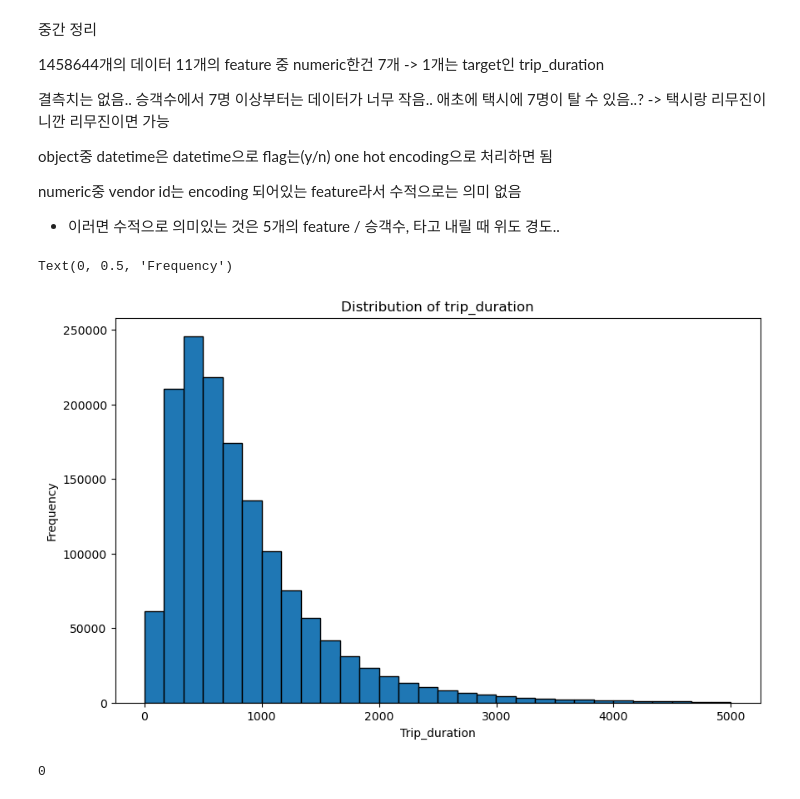
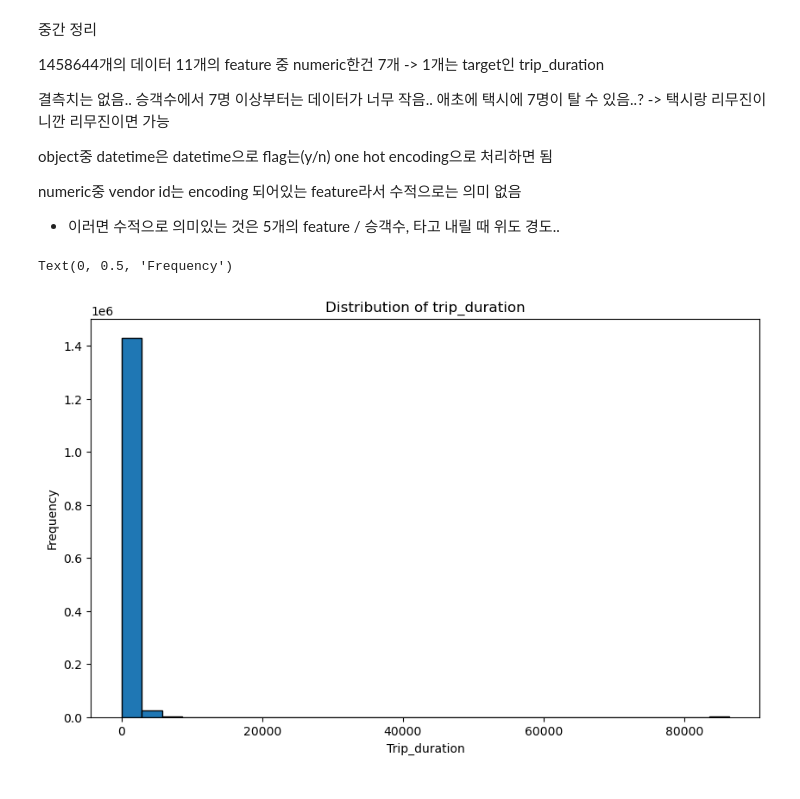
Before and after one commit to sincheol/leetcode_s, a Jupyter notebook: kaggle/nyc_taxi.ipynb, the cells around one changed output. Saved outputs shown, nothing was run; the diff lists cells and outputs as text; code cells hidden in the pictures.

```diff
--- a/kaggle/nyc_taxi.ipynb
+++ b/kaggle/nyc_taxi.ipynb
@@ -101,15 +101,11 @@ numeric중 vendor id는 encoding 되어있는 feature라서 수적으로는 의
 * 이러면 수적으로 의미있는 것은 5개의 feature / 승객수, 타고 내릴 때 위도 경도..
 # %%
 import matplotlib.pyplot as plt
-plt.figure(figsize =(10,6))
-plt.hist(train_f['trip_duration'][train_f['trip_duration']<5000], bins = 30, edgecolor = 'black')
+plt.figure(figsize =(10,6)) #10x6inch
+plt.hist(train_f['trip_duration'][train_f['trip_duration']<100000], bins = 30, edgecolor = 'black') #조각
 plt.title('Distribution of trip_duration')
 plt.xlabel('Trip_duration')
 plt.ylabel('Frequency')
 # %% [output]
 Text(0, 0.5, 'Frequency')
-[figure, old version]
+[figure, new version]
-# %%
-1//2
-# %% [output]
-0
```
Also changed, not shown: parts of 6 cells of this notebook, 5 other files.
